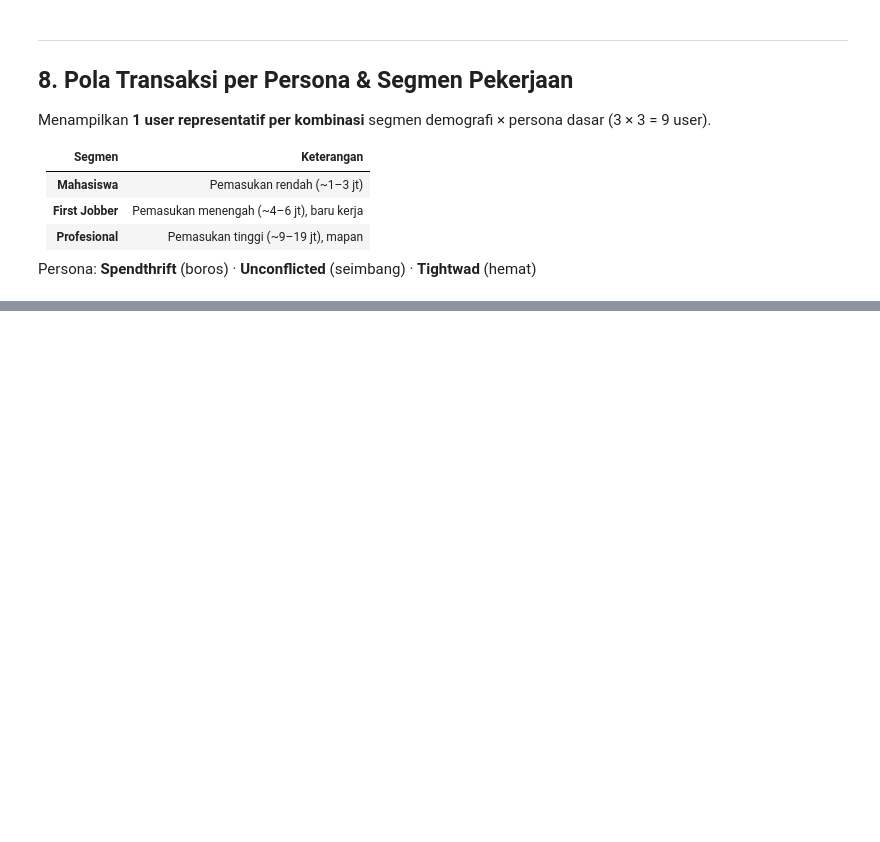
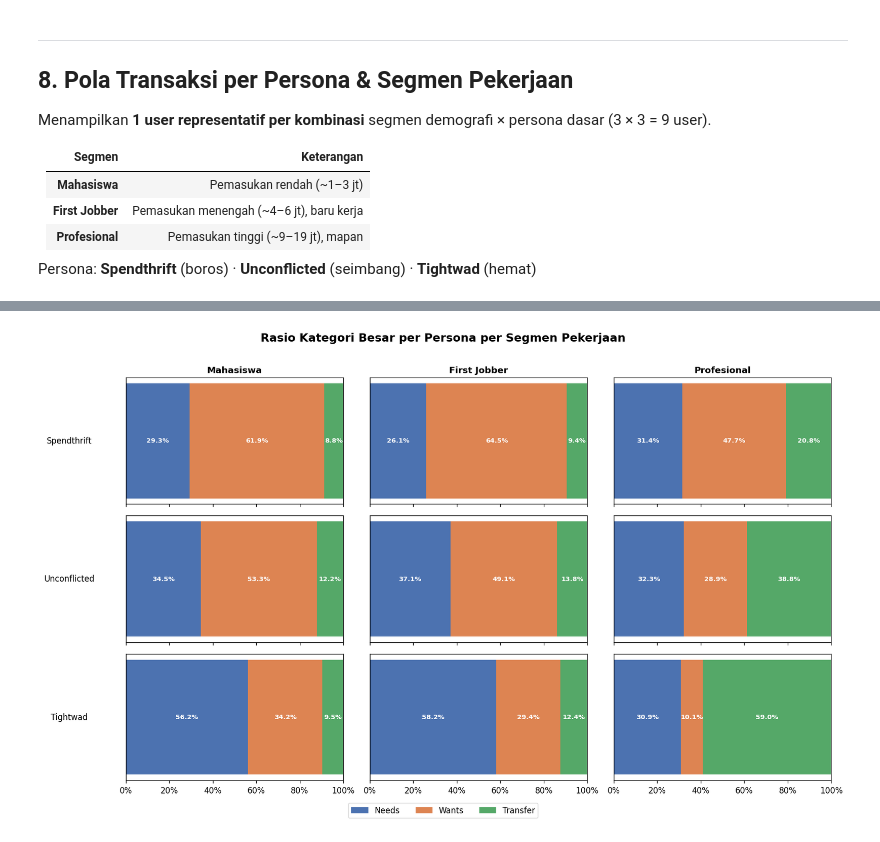
Before and after one commit to FinSight-DBS/AI-ENGINEER, a Jupyter notebook: notebooks/experiments/03_ae/02_eda.ipynb, the cells around one changed output, grey strips where cells are left out. Cells and saved outputs as stored; diff of their text form; code cells hidden in the pictures; blank space fills up the shorter version.

```diff
--- a/notebooks/experiments/03_ae/02_eda.ipynb
+++ b/notebooks/experiments/03_ae/02_eda.ipynb
@@ -550,0 +613,99 @@ for segmen in SEGMEN_ORDER:
+# %%
+# Merge debit dengan persona + segmen
+df_seg_persona = df_debit.merge(
+    df_nas[['id_user', 'persona_dasar', 'segmen_demografi']],
+    on='id_user', how='left'
+)
+
+# Agregasi: total nominal per segmen × persona × kategori_besar
+ratio_seg = (
+    df_seg_persona
+    .groupby(['segmen_demografi', 'persona_dasar', 'kategori_besar'])['nominal']
+    .sum()
+    .reset_index()
+)
+
+# Persentase dalam tiap segmen × persona
+ratio_seg['pct'] = (
+    ratio_seg['nominal']
+    / ratio_seg.groupby(['segmen_demografi', 'persona_dasar'])['nominal'].transform('sum')
+    * 100
+)
+
+SEGMEN_ORDER = ['Mahasiswa', 'First Jobber', 'Profesional']
+
+# Grid 3 kolom (segmen) × 3 baris (persona)
+fig, axes = plt.subplots(
+    nrows=3, ncols=3,
+    figsize=(14, 8),
+    sharey=False, sharex=True
+)
+fig.suptitle(
+    'Rasio Kategori Besar per Persona per Segmen Pekerjaan',
+    fontsize=14, fontweight='bold', y=1.01
+)
+
+for col_idx, segmen in enumerate(SEGMEN_ORDER):
+    for row_idx, persona in enumerate(PERSONA_ORDER):
+        ax = axes[row_idx][col_idx]
+
+        subset = ratio_seg[
+            (ratio_seg['segmen_demografi'] == segmen) &
+            (ratio_seg['persona_dasar']    == persona)
+        ].set_index('kategori_besar')['pct'].reindex(KAT_BESAR_ORDER).fillna(0)
+
+        left = 0
+        for kat in KAT_BESAR_ORDER:
+            val = subset[kat]
+            ax.barh([0], [val], left=left,
+                    color=COLORS[kat], label=kat if (row_idx == 0 and col_idx == 0) else '_',
+                    height=0.5)
+            if val >= 4:
+                ax.text(
+                    left + val / 2, 0,
+                    f'{val:.1f}%', ha='center', va='center',
+                    fontsize=8, color='white', fontweight='bold'
+                )
+            left += val
+
+        ax.set_xlim(0, 100)
+        ax.set_yticks([])
+        ax.xaxis.set_major_formatter(mticker.FuncFormatter(lambda x, _: f'{x:.0f}%'))
+
+        # Header kolom (segmen) — hanya baris pertama
+        if row_idx == 0:
+            ax.set_title(segmen, fontsize=11, fontweight='bold')
+
+        # Label baris (persona) — hanya kolom pertama
+        if col_idx == 0:
+            ax.set_ylabel(persona, fontsize=10, rotation=0,
+                          labelpad=70, va='center')
+
+fig.legend(
+    handles=[
+        plt.Rectangle((0,0),1,1, color=COLORS[k]) for k in KAT_BESAR_ORDER
+    ],
+    labels=KAT_BESAR_ORDER,
+    loc='lower center', ncol=3, bbox_to_anchor=(0.5, -0.04),
+    framealpha=0.7, fontsize=10
+)
+
+plt.tight_layout()
+plt.show()
+
+# Tabel ringkasan numerik
+tbl = (
+    ratio_seg
+    .pivot_table(
+        index=['segmen_demografi', 'persona_dasar'],
+        columns='kategori_besar',
+        values='pct'
+    )
+    .reindex(index=pd.MultiIndex.from_product([SEGMEN_ORDER, PERSONA_ORDER],
+                                               names=['segmen_demografi', 'persona_dasar']),
+             columns=KAT_BESAR_ORDER)
+    .round(1)
+)
+print(tbl.to_string())
+# %% [output]
+[figure, added]
```
Also changed, not shown: parts of 15 cells of this notebook, 1 other file.
